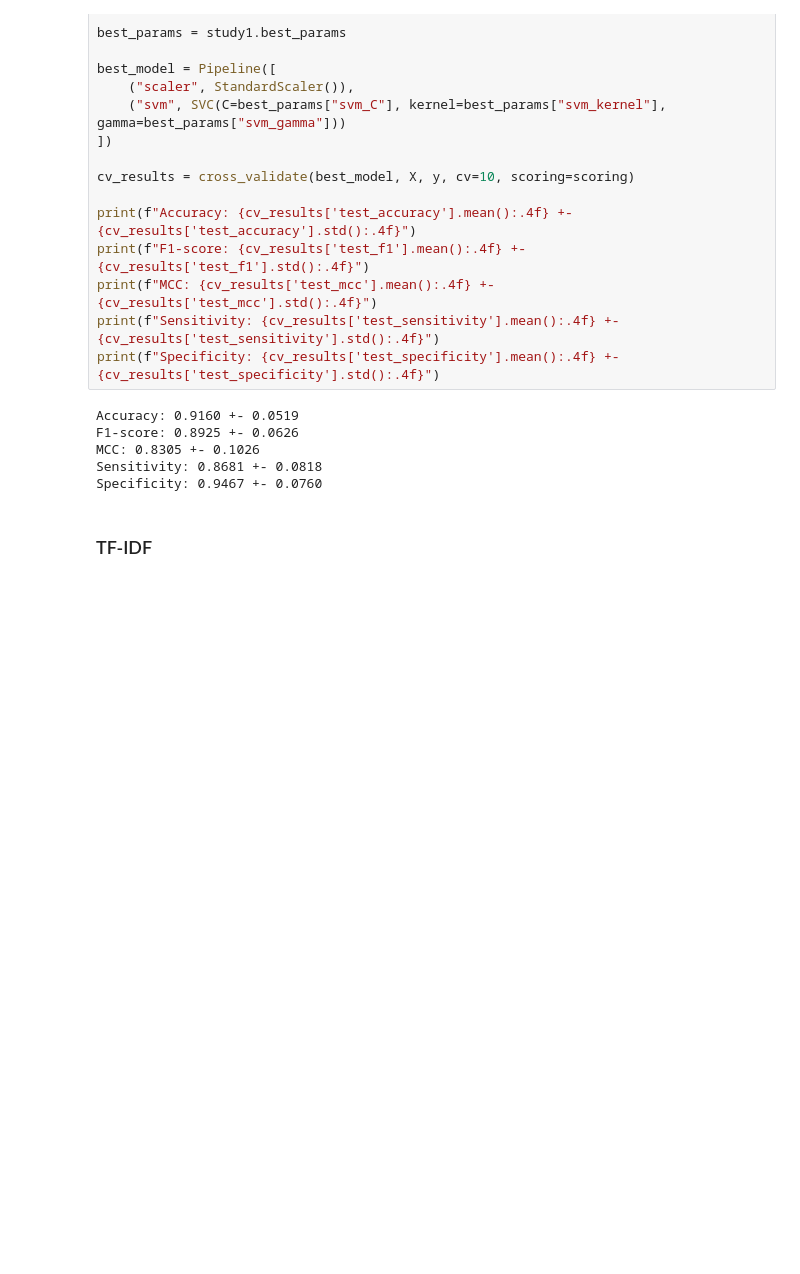
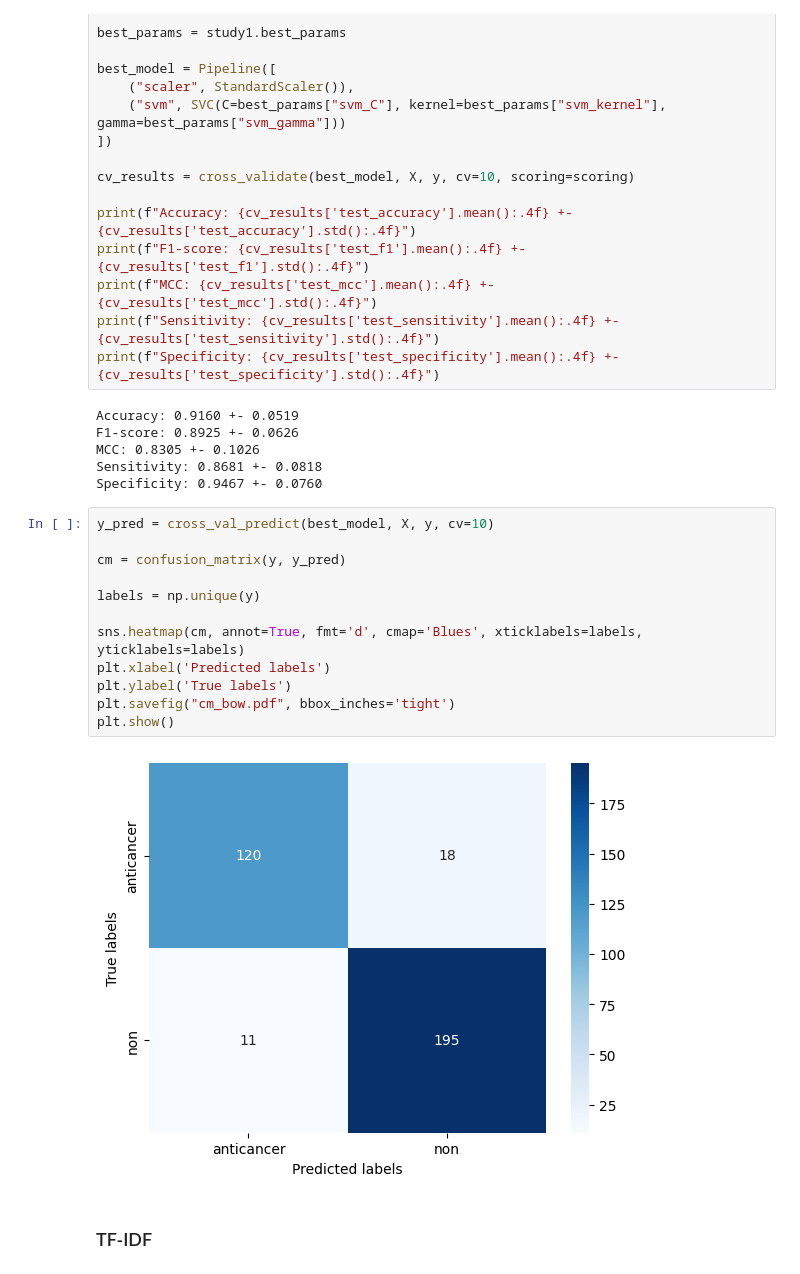
Before and after one commit to brenoslivio/MDNE_2024, a Jupyter notebook: Project_1/Projeto1.ipynb, the cells around one changed output. Cells and saved outputs as stored; diff of their text form; blank space fills up the shorter version.

Commit message:
Generating confusion matrices.

```diff
--- a/Project_1/Projeto1.ipynb
+++ b/Project_1/Projeto1.ipynb
@@ -200,6 +206,20 @@ F1-score: 0.8925 +- 0.0626
 MCC: 0.8305 +- 0.1026
 Sensitivity: 0.8681 +- 0.0818
 Specificity: 0.9467 +- 0.0760
+# %%
+y_pred = cross_val_predict(best_model, X, y, cv=10)
+
+cm = confusion_matrix(y, y_pred)
+
+labels = np.unique(y)
+
+sns.heatmap(cm, annot=True, fmt='d', cmap='Blues', xticklabels=labels, yticklabels=labels)
+plt.xlabel('Predicted labels')
+plt.ylabel('True labels')
+plt.savefig("cm_bow.pdf", bbox_inches='tight')
+plt.show()
+# %% [output]
+[figure, added]
 # %% [markdown]
 ### TF-IDF
 # %% [markdown]
```
Also changed, not shown: parts of 7 cells of this notebook.
